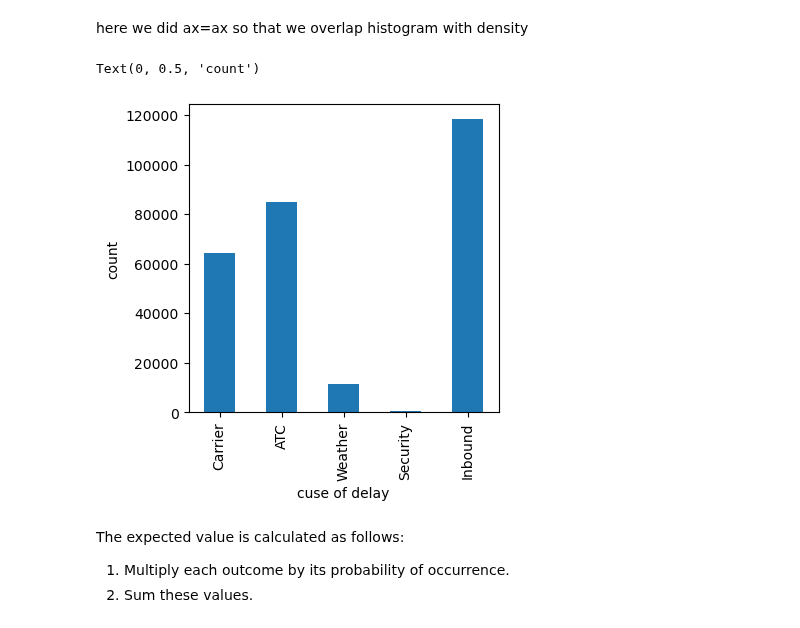
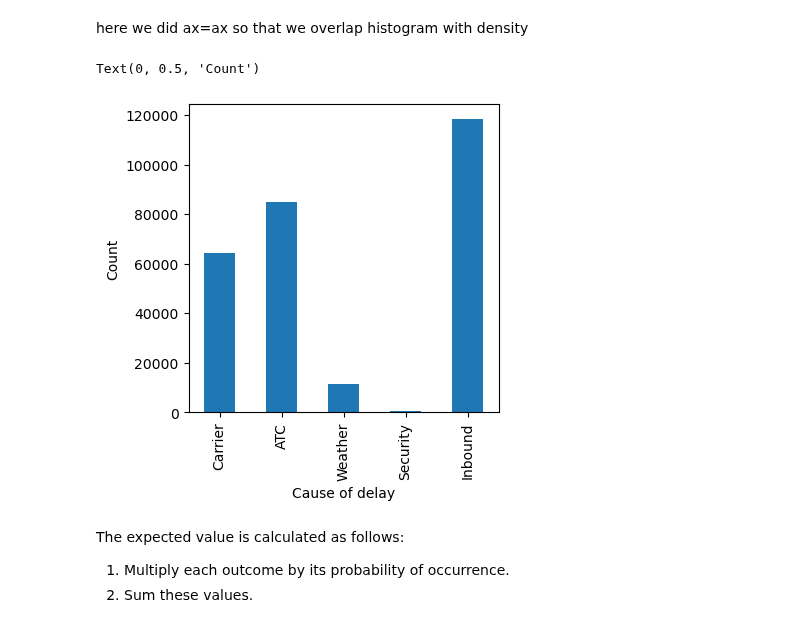
Before and after one commit to Alex-Zargarian/Practical_Statistics_for-_DS, a Jupyter notebook: datascience.ipynb, the cells around one changed output. Drawn from its saved outputs; the diff is of its cells as text; code cells hidden in the pictures.

```diff
--- a/datascience.ipynb
+++ b/datascience.ipynb
@@ -32,14 +100,14 @@ Text(0.5, 0, 'murder rate per 100K')
 # %% [markdown]
 here we did ax=ax so that we overlap histogram with density
 # %%
-dfw = pd.read_csv("C:\\Users\\alex.zargarian\\Downloads\\dfw_airline.csv")
+dfw= pd.read_csv('DataSet/dfw_airline.csv')
 # %%
-ax= dfw.transpose().plot.bar(figsize=(4,4), legend= False)
-ax.set_xlabel("cuse of delay")
-ax.set_ylabel('count')
+ax = dfw.transpose().plot.bar(figsize=(4, 4), legend=False)
+ax.set_xlabel('Cause of delay')
+ax.set_ylabel('Count')
 # %% [output]
-Text(0, 0.5, 'count')
+Text(0, 0.5, 'Count')
-[figure, old version]
+[figure, new version]
 # %% [markdown]
 The expected value is calculated as follows:
 1. Multiply each outcome by its probability of occurrence.
```
Also changed, not shown: parts of 12 cells of this notebook, 1 other file.
